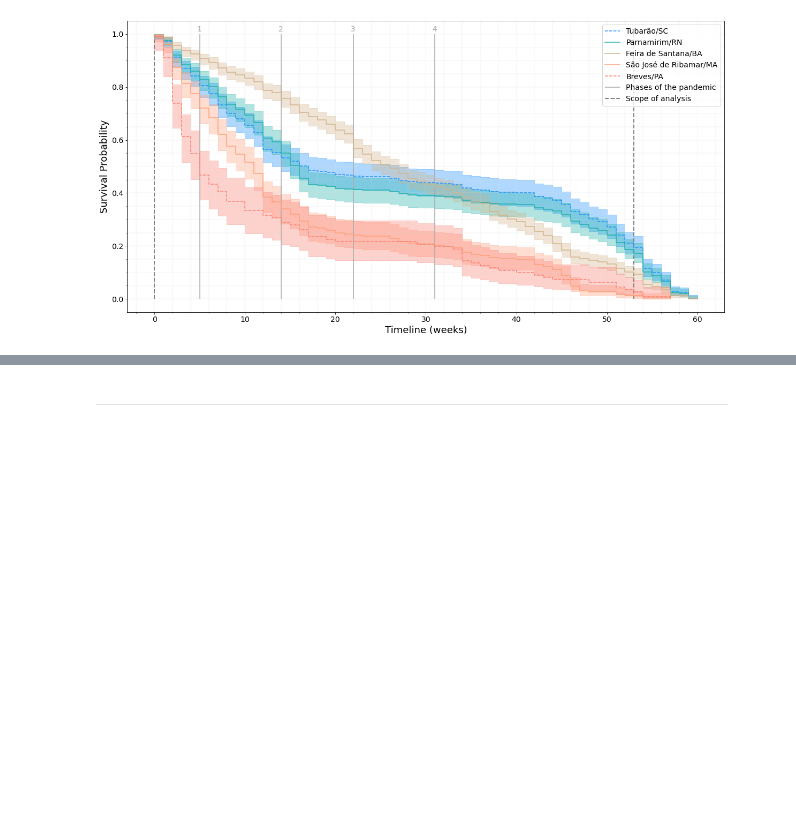
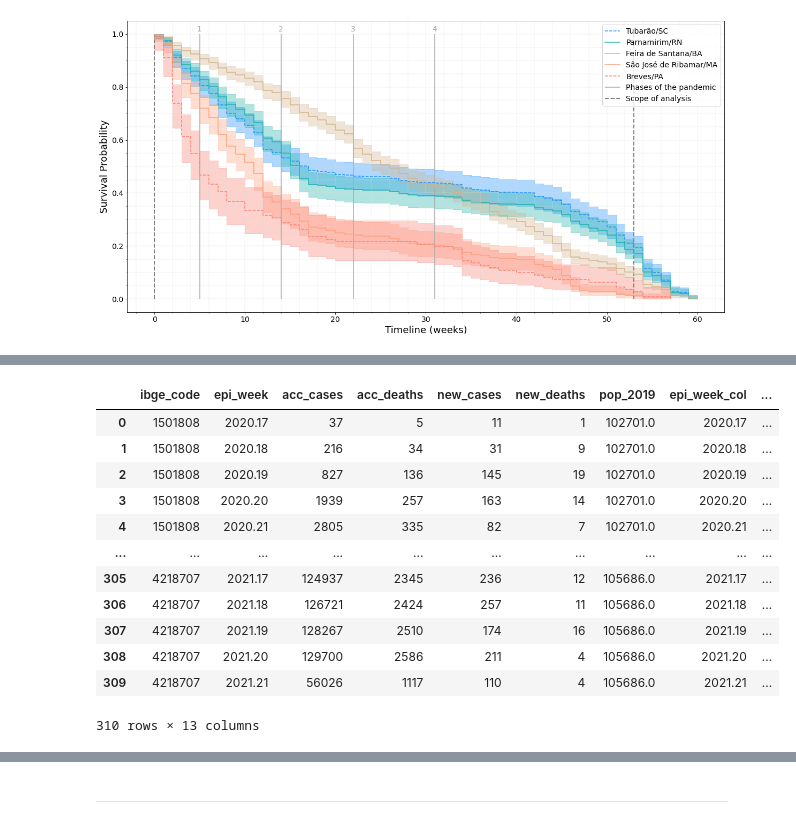
Before and after one commit to alexandrepereiraarq/COVIDGI, a Jupyter notebook: CVGI_MR_05_analysis.ipynb, the cells around one changed output, grey strips where cells are left out. Cells and saved outputs as stored; diff of their text form; code cells hidden in the pictures; blank space fills up the shorter version.

```diff
--- a/CVGI_MR_05_analysis.ipynb
+++ b/CVGI_MR_05_analysis.ipynb
@@ -554,0 +611,17 @@ plt.show()
+# %%
+cases_A5_merged = cases_A5.merge(right=week_num_df,how="left", on="epi_week") #left_on=True, right_on=False
+cases_A5_merged
+# %% [output]
+|  | ibge_code | epi_week | acc_cases | acc_deaths | new_cases | new_deaths | pop_2019 | epi_week_col | ... |
+| 0 | 1501808 | 2020.17 | 37 | 5 | 11 | 1 | 102701.0 | 2020.17 | ... |
+| 1 | 1501808 | 2020.18 | 216 | 34 | 31 | 9 | 102701.0 | 2020.18 | ... |
+| 2 | 1501808 | 2020.19 | 827 | 136 | 145 | 19 | 102701.0 | 2020.19 | ... |
+| 3 | 1501808 | 2020.20 | 1939 | 257 | 163 | 14 | 102701.0 | 2020.20 | ... |
+| 4 | 1501808 | 2020.21 | 2805 | 335 | 82 | 7 | 102701.0 | 2020.21 | ... |
+| ... | ... | ... | ... | ... | ... | ... | ... | ... | ... |
+| 305 | 4218707 | 2021.17 | 124937 | 2345 | 236 | 12 | 105686.0 | 2021.17 | ... |
+| 306 | 4218707 | 2021.18 | 126721 | 2424 | 257 | 11 | 105686.0 | 2021.18 | ... |
+| 307 | 4218707 | 2021.19 | 128267 | 2510 | 174 | 16 | 105686.0 | 2021.19 | ... |
+| 308 | 4218707 | 2021.20 | 129700 | 2586 | 211 | 4 | 105686.0 | 2021.20 | ... |
+| 309 | 4218707 | 2021.21 | 56026 | 1117 | 110 | 4 | 105686.0 | 2021.21 | ... |
+310 rows × 13 columns
```
Also changed, not shown: parts of 10 cells of this notebook, 1 other file.
